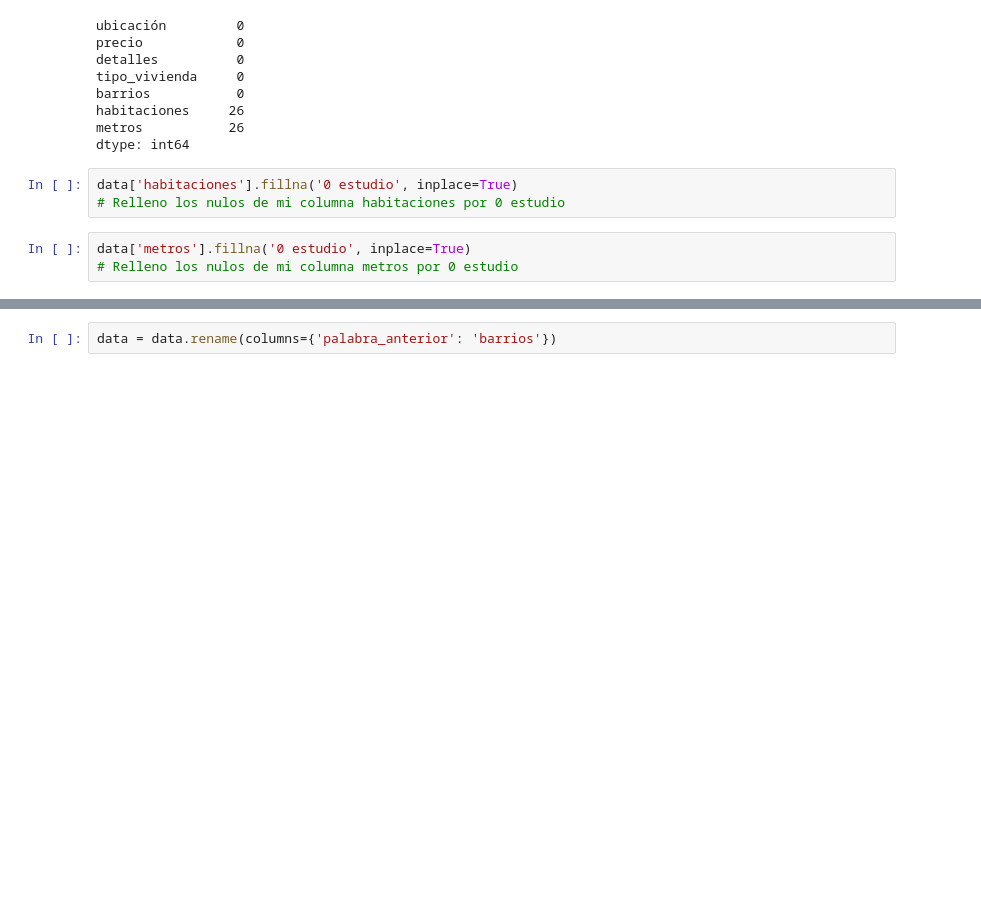
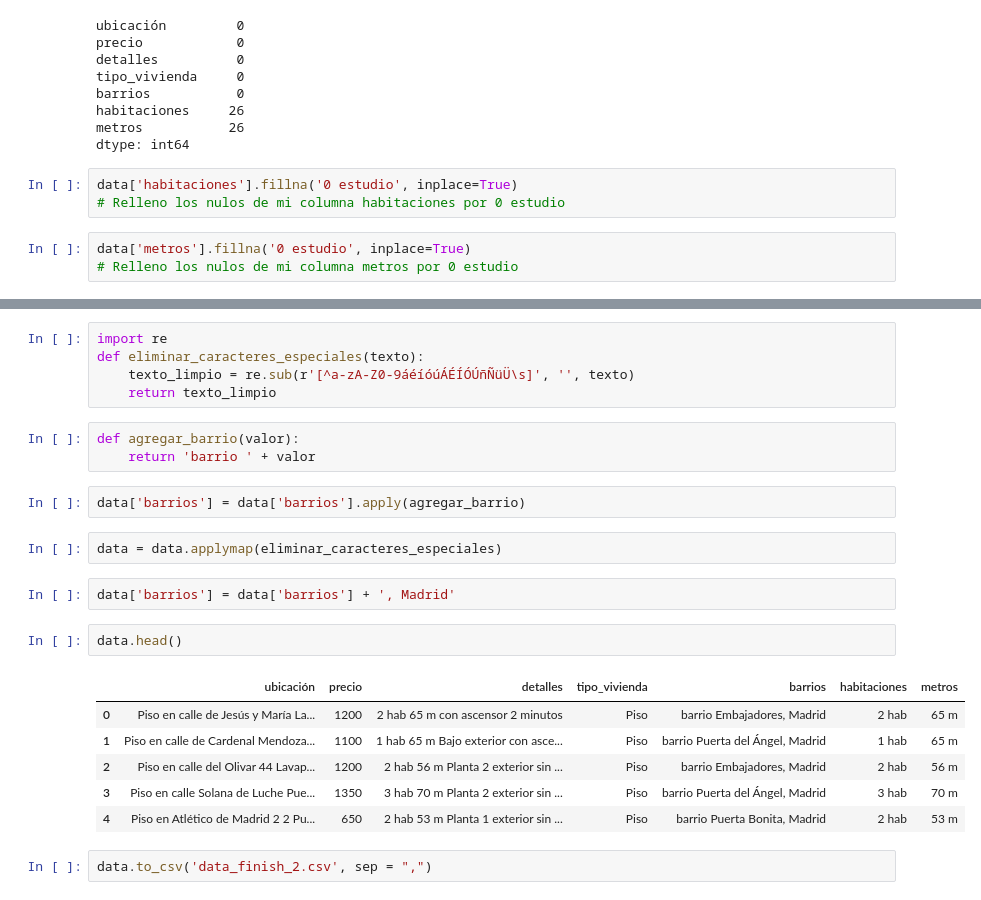
Before and after one commit to filokaizen/Rent-in-Madrid, a Jupyter notebook: Jupyters/main.ipynb, the cells around one changed output, grey strips where cells are left out. Saved outputs shown, nothing was run; the diff lists cells and outputs as text; blank space fills up the shorter version.

```diff
--- a/Jupyters/main.ipynb
+++ b/Jupyters/main.ipynb
@@ -298,2 +374,25 @@ Palabra anterior
+# %%
+import re
+def eliminar_caracteres_especiales(texto):
+    texto_limpio = re.sub(r'[^a-zA-Z0-9áéíóúÁÉÍÓÚñÑüÜ\s]', '', texto)
+    return texto_limpio
+# %%
+def agregar_barrio(valor):
+    return 'barrio ' + valor
+# %%
+data['barrios'] = data['barrios'].apply(agregar_barrio)
+# %%
+data = data.applymap(eliminar_caracteres_especiales)
 # %%
-data = data.rename(columns={'palabra_anterior': 'barrios'})
+data['barrios'] = data['barrios'] + ', Madrid'
+# %%
+data.head()
+# %% [output]
+|  | ubicación | precio | detalles | tipo_vivienda | barrios | habitaciones | metros |
+| 0 | Piso en calle de Jesús y María La... | 1200 | 2 hab 65 m con ascensor 2 minutos | Piso | barrio Embajadores, Madrid | 2 hab | 65 m |
+| 1 | Piso en calle de Cardenal Mendoza... | 1100 | 1 hab 65 m Bajo exterior con asce... | Piso | barrio Puerta del Ángel, Madrid | 1 hab | 65 m |
+| 2 | Piso en calle del Olivar 44 Lavap... | 1200 | 2 hab 56 m Planta 2 exterior sin ... | Piso | barrio Embajadores, Madrid | 2 hab | 56 m |
+| 3 | Piso en calle Solana de Luche Pue... | 1350 | 3 hab 70 m Planta 2 exterior sin ... | Piso | barrio Puerta del Ángel, Madrid | 3 hab | 70 m |
+| 4 | Piso en Atlético de Madrid 2 2 Pu... | 650 | 2 hab 53 m Planta 1 exterior sin ... | Piso | barrio Puerta Bonita, Madrid | 2 hab | 53 m |
+# %%
+data.to_csv('data_finish_2.csv', sep = ",")
```
Also changed, not shown: parts of 13 cells of this notebook, 3 other files.
